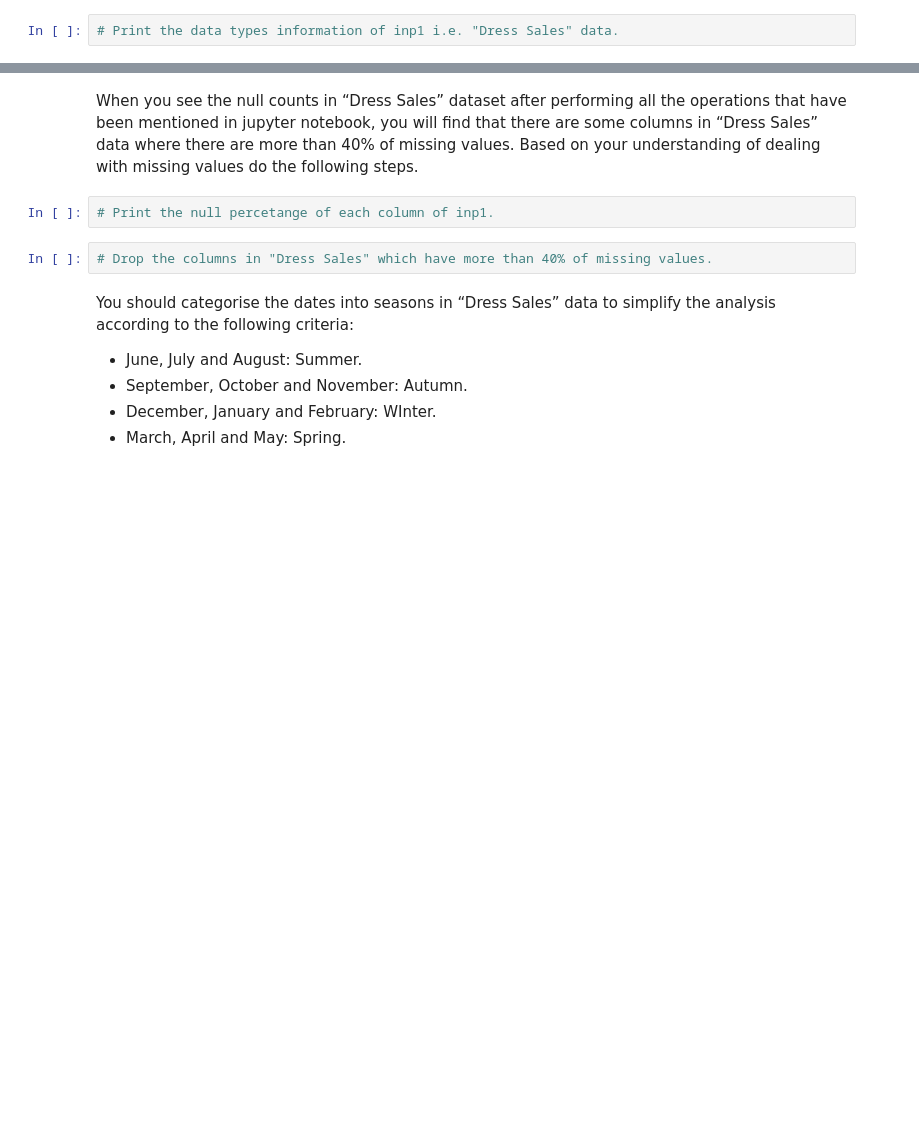
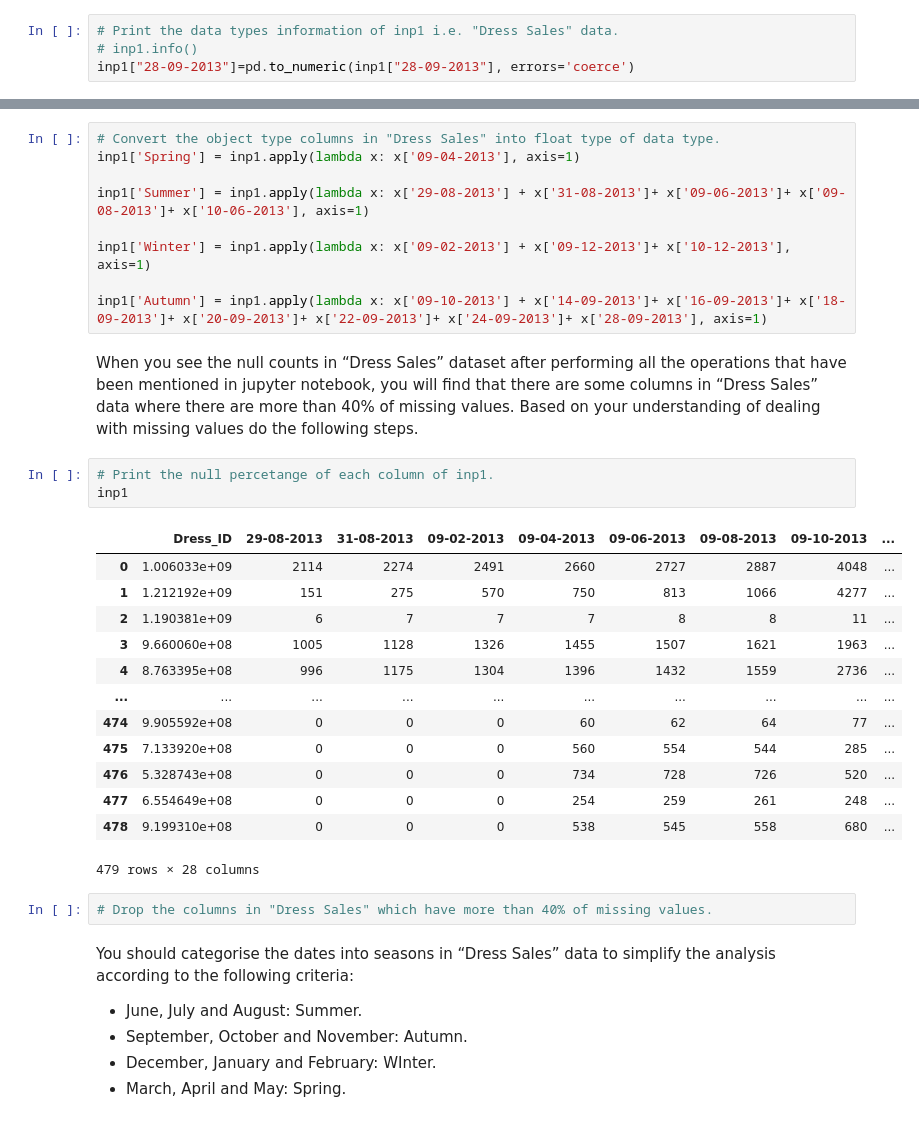
Before and after one commit to pratik217/datascience_py, a Jupyter notebook: EDA+Graded+Exercise.ipynb, the cells around one changed output, grey strips where cells are left out. Cells and saved outputs as stored; diff of their text form; blank space fills up the shorter version.

```diff
--- a/EDA+Graded+Exercise.ipynb
+++ b/EDA+Graded+Exercise.ipynb
@@ -154,6 +172,8 @@ You are given another dataset named “Dress Sales”. Now if you observe the da
 Now if you try and convert these object data type columns into numeric data type(float), you will come across an error message. Try to correct this error.
 # %%
 # Print the data types information of inp1 i.e. "Dress Sales" data.
+# inp1.info()
+inp1["28-09-2013"]=pd.to_numeric(inp1["28-09-2013"], errors='coerce')
 # %%
 # Try to convert the object type into float type of data. YOU GET ERROR MESSAGE.
 # %%
@@ -163,7 +182,31 @@ Now if you try and convert these object data type columns into numeric data type
+# %%
+# Convert the object type columns in "Dress Sales" into float type of data type.
+inp1['Spring'] = inp1.apply(lambda x: x['09-04-2013'], axis=1)
+
+inp1['Summer'] = inp1.apply(lambda x: x['29-08-2013'] + x['31-08-2013']+ x['09-06-2013']+ x['09-08-2013']+ x['10-06-2013'], axis=1)
+
+inp1['Winter'] = inp1.apply(lambda x: x['09-02-2013'] + x['09-12-2013']+ x['10-12-2013'], axis=1)
+
+inp1['Autumn'] = inp1.apply(lambda x: x['09-10-2013'] + x['14-09-2013']+ x['16-09-2013']+ x['18-09-2013']+ x['20-09-2013']+ x['22-09-2013']+ x['24-09-2013']+ x['28-09-2013'], axis=1)
 # %% [markdown]
 When you see the null counts in “Dress Sales” dataset after performing all the operations that have been mentioned in jupyter notebook, you will find that there are some columns in “Dress Sales” data where there are more than 40% of missing values. Based on your understanding of dealing with missing values do the following steps.
 # %%
 # Print the null percetange of each column of inp1.
+inp1
+# %% [output]
+|  | Dress_ID | 29-08-2013 | 31-08-2013 | 09-02-2013 | 09-04-2013 | 09-06-2013 | 09-08-2013 | 09-10-2013 | ... |
+| 0 | 1.006033e+09 | 2114 | 2274 | 2491 | 2660 | 2727 | 2887 | 4048 | ... |
+| 1 | 1.212192e+09 | 151 | 275 | 570 | 750 | 813 | 1066 | 4277 | ... |
+| 2 | 1.190381e+09 | 6 | 7 | 7 | 7 | 8 | 8 | 11 | ... |
+| 3 | 9.660060e+08 | 1005 | 1128 | 1326 | 1455 | 1507 | 1621 | 1963 | ... |
+| 4 | 8.763395e+08 | 996 | 1175 | 1304 | 1396 | 1432 | 1559 | 2736 | ... |
+| ... | ... | ... | ... | ... | ... | ... | ... | ... | ... |
+| 474 | 9.905592e+08 | 0 | 0 | 0 | 60 | 62 | 64 | 77 | ... |
+| 475 | 7.133920e+08 | 0 | 0 | 0 | 560 | 554 | 544 | 285 | ... |
+| 476 | 5.328743e+08 | 0 | 0 | 0 | 734 | 728 | 726 | 520 | ... |
+| 477 | 6.554649e+08 | 0 | 0 | 0 | 254 | 259 | 261 | 248 | ... |
+| 478 | 9.199310e+08 | 0 | 0 | 0 | 538 | 545 | 558 | 680 | ... |
+479 rows × 28 columns
 # %%
 # Drop the columns in "Dress Sales" which have more than 40% of missing values.
 # %% [markdown]
```
Also changed, not shown: parts of 8 cells of this notebook, 3 other files.
